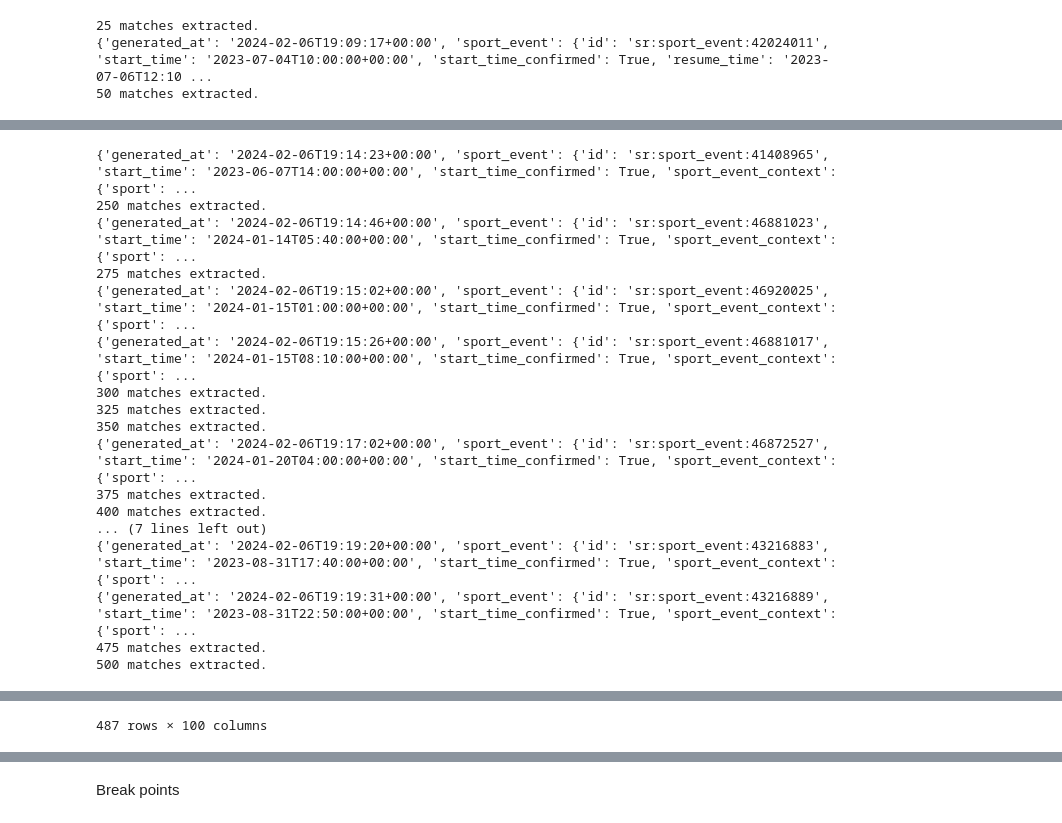
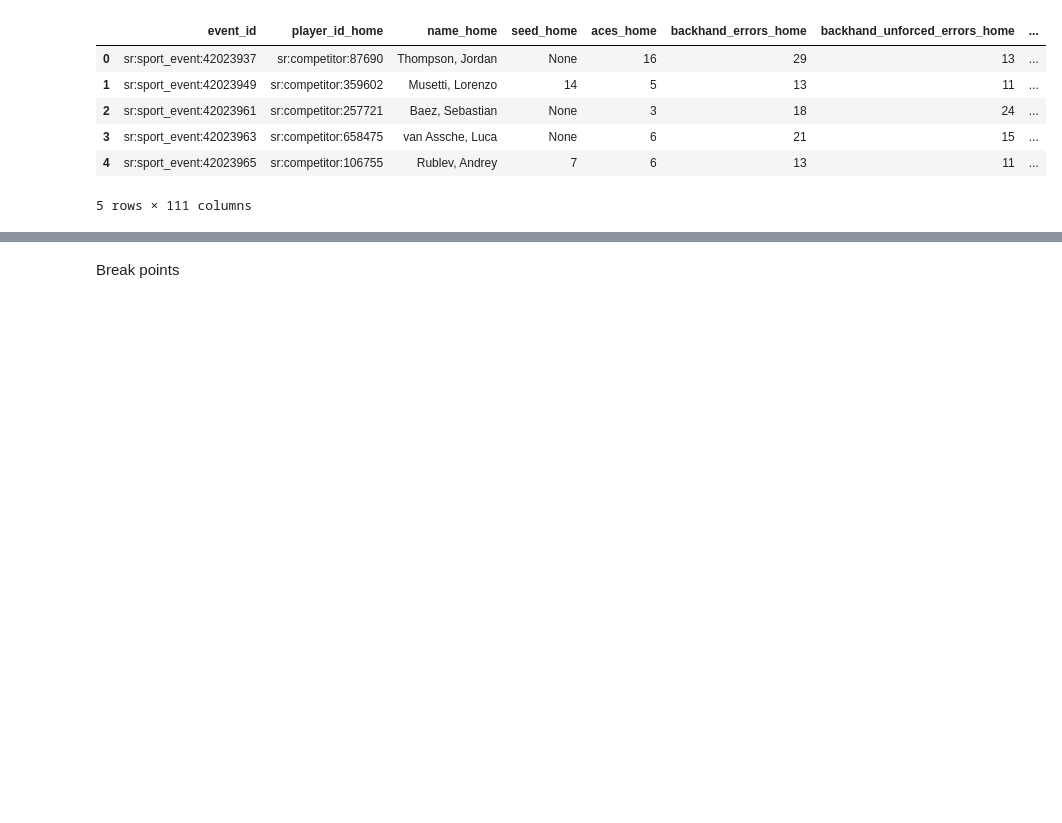
Before and after one commit to scharfsteina/mds-final, a Jupyter notebook: get_data.ipynb, the cells around one changed output, grey strips where cells are left out. Cells and saved outputs as stored; diff of their text form; code cells hidden in the pictures; blank space fills up the shorter version.

```diff
--- a/get_data.ipynb
+++ b/get_data.ipynb
@@ -11,6 +11,7 @@ import pickle
 # Api keys
 eda_api_key = "thp5rpgrbegb8hkc7zrapy36"
 mds_api_key = "fqe4f9fyp8m84mg679xu7dnj"
+prod_api_key = "gUjaqGzSOH2evg8aqQF67aSOmZDLbLpU2ou03nxh"
 
 # Variable to count api calls
 global CALLS
@@ -91,10 +93,10 @@ def play_by_play(timeline):
     points_per_game = []
     in_game = False
     suspended = False
+    suspended_start = 0
     suspended_time = 0
     in_game = 0
     for time in timeline['timeline']:
-
         if time['type']!='point':
             curr_time = str_to_time(time['time'])
 
@@ -104,40 +106,56 @@ def play_by_play(timeline):
 
             if time['type']=='match_suspended':
                 suspended=True
-                suspended_time = curr_time
+                suspended_start = curr_time
 
             elif time['type']=='match_resumed':
                 suspended=False
-                suspended_time = (curr_time-suspended_time).total_seconds()/60
-
+                suspended_time = (curr_time-suspended_start).total_seconds()/60
 
             # Compute game length
             elif time['type'] in ['period_score','period_start'] and suspended ==False: # start of a set or game
                 if game_time!=None:
                     point_length = (curr_time-game_time).total_seconds()/60
-                    if point_length < 20:
+                    if point_length < 20: # there are no twenty minute points
                         game_lengths.append(point_length)
                     else:
                         point_length = (curr_time-game_time).total_seconds()/60-suspended_time
                         game_lengths.append(point_length)
+                    if suspended_time!=0:
+                        suspended_time=0
 
                 game_time = curr_time # start of next step time
 
             continue
         else:
             in_game+=1
+    game_lengths.append(0) # extra zero indicating end of the set/match
 
-    sum = 0
+    sum_set = 0
+    sum_game = 0
+    num_games = 0
     set_lengths = []
+    avg_game_lengths_per_set = []
+
     for point in game_lengths:
-        if point==0:
-            set_lengths.append(sum)
-            sum=0
+        if point<.1: # sometimes time between end of game and point recorded is not zero
+            set_lengths.append(sum_set)
+            sum_set=0
+            avg_game_lengths_per_set.append(sum_game/num_games)
+            num_games=0
+            sum_game=0
         else:
-            sum+=point
+            sum_set+=point
+            sum_game+=point
+            num_games+=1
 
-    game_lengths = [x for x in game_lengths if x!=0]
+    game_lengths = [x for x in game_lengths if x>.1]
 
-    return [np.mean(set_lengths), np.mean(game_lengths), np.mean(points_per_game)]
+    avg_set_length = np.nanmean(set_lengths)
+    avg_game_length = np.nanmean(game_lengths)
+    avg_points_per_game = np.nanmean(points_per_game)
+    match_length = np.sum(set_lengths)
+
+    return [avg_set_length, set_lengths, avg_game_length, avg_game_lengths_per_set, avg_points_per_game, match_length]
 # %%
 def get_event_stats(timeline):
@@ -214,18 +257,22 @@ stats_df
 # %%
 # list to one big dataframe of match statistics
 mens = []
 count = 0
 for match in gs_matches_m:
-    timeline = rq_sport_event_timeline(match, eda_api_key)
+    timeline = rq_sport_event_timeline(match, prod_api_key, "production")
     mens.append(get_event_stats(timeline))
     count=count+1
     if count%25==0:
         print("{} matches extracted.".format(count))
 
 mens_df = pd.concat(mens).reset_index()
 mens_df = mens_df.drop(columns=['index'])
 mens_df
 # %% [output]
+|  | event_id | player_id_home | name_home | seed_home | aces_home | backhand_errors_home | backhand_unforced_errors_home | ... |
+| 0 | sr:sport_event:42023937 | sr:competitor:87690 | Thompson, Jordan | None | 16 | 29 | 13 | ... |
+| 1 | sr:sport_event:42023949 | sr:competitor:359602 | Musetti, Lorenzo | 14 | 5 | 13 | 11 | ... |
+| 2 | sr:sport_event:42023961 | sr:competitor:257721 | Baez, Sebastian | None | 3 | 18 | 24 | ... |
+| 3 | sr:sport_event:42023963 | sr:competitor:658475 | van Assche, Luca | None | 6 | 21 | 15 | ... |
+| 4 | sr:sport_event:42023965 | sr:competitor:106755 | Rublev, Andrey | 7 | 6 | 13 | 11 | ... |
-25 matches extracted.
-{'generated_at': '2024-02-06T19:09:17+00:00', 'sport_event': {'id': 'sr:sport_event:42024011', 'start_time': '2023-07-04T10:00:00+00:00', 'start_time_confirmed': True, 'resume_time': '2023-07-06T12:10 ...
-50 matches extracted.
+5 rows × 111 columns
@@ -247,17 +278,0 @@ mens_df
-{'generated_at': '2024-02-06T19:14:23+00:00', 'sport_event': {'id': 'sr:sport_event:41408965', 'start_time': '2023-06-07T14:00:00+00:00', 'start_time_confirmed': True, 'sport_event_context': {'sport': ...
-250 matches extracted.
-{'generated_at': '2024-02-06T19:14:46+00:00', 'sport_event': {'id': 'sr:sport_event:46881023', 'start_time': '2024-01-14T05:40:00+00:00', 'start_time_confirmed': True, 'sport_event_context': {'sport': ...
-275 matches extracted.
-{'generated_at': '2024-02-06T19:15:02+00:00', 'sport_event': {'id': 'sr:sport_event:46920025', 'start_time': '2024-01-15T01:00:00+00:00', 'start_time_confirmed': True, 'sport_event_context': {'sport': ...
-{'generated_at': '2024-02-06T19:15:26+00:00', 'sport_event': {'id': 'sr:sport_event:46881017', 'start_time': '2024-01-15T08:10:00+00:00', 'start_time_confirmed': True, 'sport_event_context': {'sport': ...
-300 matches extracted.
-325 matches extracted.
-350 matches extracted.
-{'generated_at': '2024-02-06T19:17:02+00:00', 'sport_event': {'id': 'sr:sport_event:46872527', 'start_time': '2024-01-20T04:00:00+00:00', 'start_time_confirmed': True, 'sport_event_context': {'sport': ...
-375 matches extracted.
-400 matches extracted.
-... (7 lines left out)
-{'generated_at': '2024-02-06T19:19:20+00:00', 'sport_event': {'id': 'sr:sport_event:43216883', 'start_time': '2023-08-31T17:40:00+00:00', 'start_time_confirmed': True, 'sport_event_context': {'sport': ...
-{'generated_at': '2024-02-06T19:19:31+00:00', 'sport_event': {'id': 'sr:sport_event:43216889', 'start_time': '2023-08-31T22:50:00+00:00', 'start_time_confirmed': True, 'sport_event_context': {'sport': ...
-475 matches extracted.
-500 matches extracted.
@@ -276 +278,0 @@ mens_df
-487 rows × 100 columns
```
Also changed, not shown: parts of 13 cells of this notebook, 3 other files.
